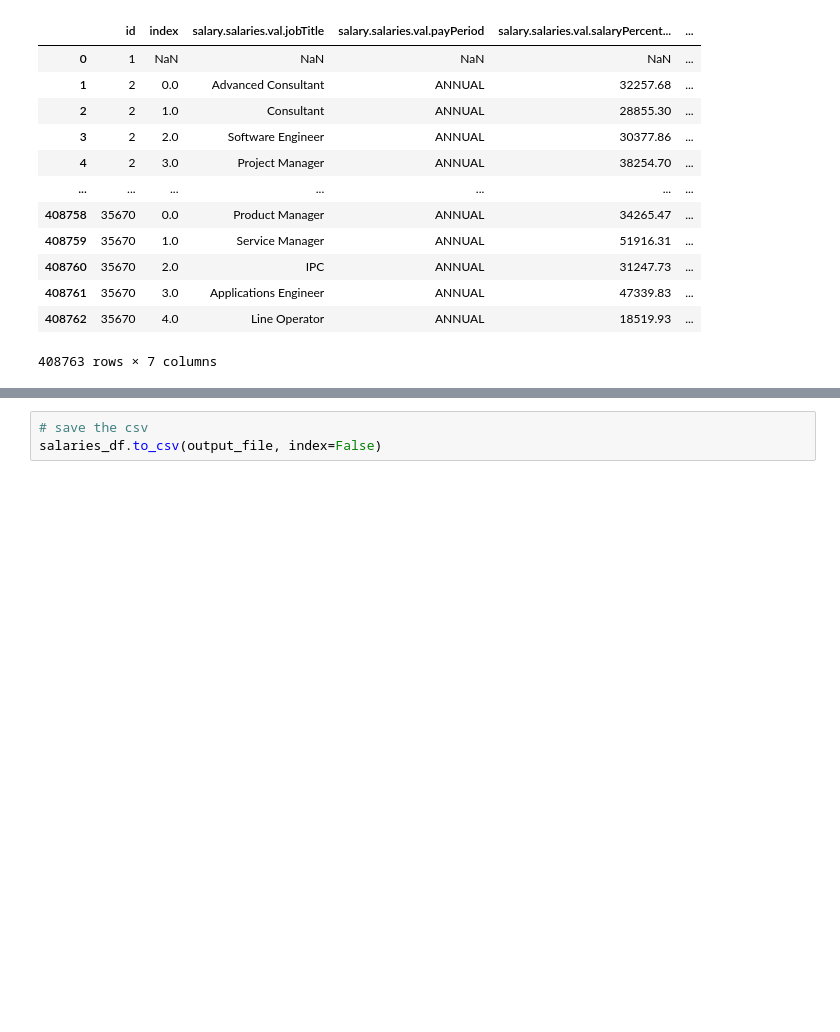
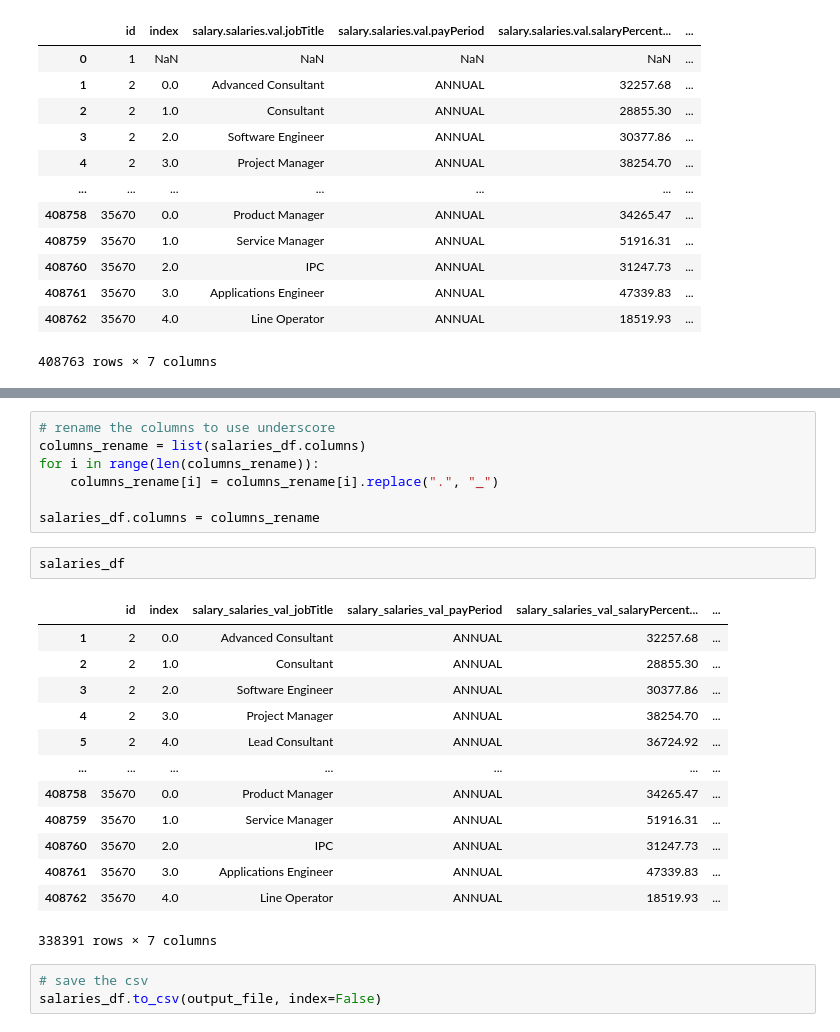
Before and after one commit to giadainnocenti/ETL_DataScience, a Jupyter notebook: clean_glassdoor_salary_salaries.ipynb, the cells around one changed output, grey strips where cells are left out. Cells and saved outputs as stored; diff of their text form; blank space fills up the shorter version.

```diff
--- a/clean_glassdoor_salary_salaries.ipynb
+++ b/clean_glassdoor_salary_salaries.ipynb
@@ -67,3 +86,26 @@ salaries_df
+# %%
+# rename the columns to use underscore
+columns_rename = list(salaries_df.columns)
+for i in range(len(columns_rename)):
+    columns_rename[i] = columns_rename[i].replace(".", "_")
+
+salaries_df.columns = columns_rename
+# %%
+salaries_df
+# %% [output]
+|  | id | index | salary_salaries_val_jobTitle | salary_salaries_val_payPeriod | salary_salaries_val_salaryPercent... | ... |
+| 1 | 2 | 0.0 | Advanced Consultant | ANNUAL | 32257.68 | ... |
+| 2 | 2 | 1.0 | Consultant | ANNUAL | 28855.30 | ... |
+| 3 | 2 | 2.0 | Software Engineer | ANNUAL | 30377.86 | ... |
+| 4 | 2 | 3.0 | Project Manager | ANNUAL | 38254.70 | ... |
+| 5 | 2 | 4.0 | Lead Consultant | ANNUAL | 36724.92 | ... |
+| ... | ... | ... | ... | ... | ... | ... |
+| 408758 | 35670 | 0.0 | Product Manager | ANNUAL | 34265.47 | ... |
+| 408759 | 35670 | 1.0 | Service Manager | ANNUAL | 51916.31 | ... |
+| 408760 | 35670 | 2.0 | IPC | ANNUAL | 31247.73 | ... |
+| 408761 | 35670 | 3.0 | Applications Engineer | ANNUAL | 47339.83 | ... |
+| 408762 | 35670 | 4.0 | Line Operator | ANNUAL | 18519.93 | ... |
+338391 rows × 7 columns
 # %%
 # save the csv
 salaries_df.to_csv(output_file, index=False)
```
Also changed, not shown: parts of 2 cells of this notebook, 3 other files.
